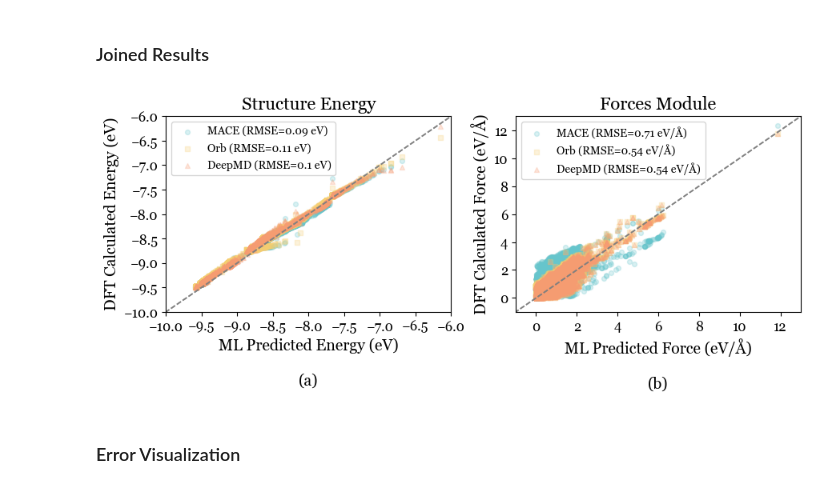
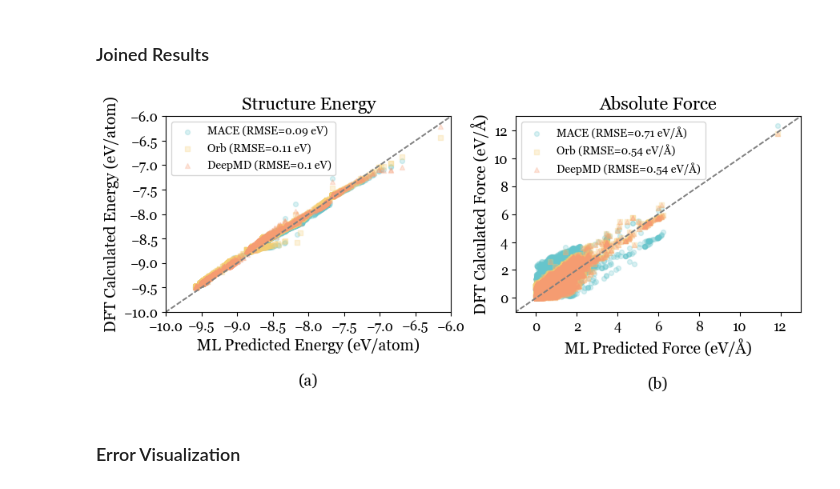
Before and after one commit to pedrozanineli/inference, a Jupyter notebook: 4_mlips_comparative.ipynb, the cells around one changed output. Saved outputs shown, nothing was run; the diff lists cells and outputs as text; code cells hidden in the pictures.

```diff
--- a/4_mlips_comparative.ipynb
+++ b/4_mlips_comparative.ipynb
@@ -208,33 +216,33 @@ plt.show()
 # %%
 plt.figure(figsize=(9,4))
 
 plt.subplot(121)
 
 parity_plot(np.array(dft_energies_mace),np.array(predicted_energies_mace),'Energy','eV',model='MACE')
 parity_plot(np.array(dft_energies_orb),np.array(predicted_energies_orb),'Energy','eV',style=1,model='Orb')
 parity_plot(np.array(dft_energies_deep),np.array(predicted_energies_deep),'Energy','eV',style=2,model='DeepMD')
 # plt.xlim(1.1*min(dft_energies_mace),0),plt.ylim(1.1*min(dft_energies_mace),0)
 plt.title('Structure Energy',fontsize=16)
-plt.xlabel('ML Predicted Energy (eV)\n\n(a)',fontsize=14),plt.ylabel('DFT Calculated Energy (eV)',fontsize=14)
+plt.xlabel('ML Predicted Energy (eV/atom)\n\n(a)',fontsize=14),plt.ylabel('DFT Calculated Energy (eV/atom)',fontsize=14)
 plt.xlim(-10,-6),plt.ylim(-10,-6)
 plt.xticks(fontsize=12),plt.yticks(fontsize=12)
 
 plt.subplot(122)
 
 parity_plot(np.array(force_module_dft_mace),np.array(force_module_mace),'Force','eV/Å',model='MACE')
 parity_plot(np.array(force_module_dft_orb),np.array(force_module_orb),'Force','eV/Å',style=1,model='Orb')
 parity_plot(np.array(force_module_dft_deep),np.array(force_module_orb),'Force','eV/Å',style=2,model='DeepMD')
 plt.xlim(-1,13),plt.ylim(-1,13)
 
-plt.title('Forces Module',fontsize=16)
+plt.title('Absolute Force',fontsize=16)
 plt.xlabel('ML Predicted Force (eV/Å)\n\n(b)',fontsize=14),plt.ylabel('DFT Calculated Force (eV/Å)',fontsize=14)
 plt.xticks(fontsize=12),plt.yticks(fontsize=12)
 
 plt.tight_layout()
 plt.savefig('figures/2_1_joined_results.png',transparent=True,dpi=600)
 plt.show()
 # %% [output]
-[figure, old version]
+[figure, new version]
 # %% [markdown]
 ### Error Visualization
 # %%
```
Also changed, not shown: parts of 3 cells of this notebook, 24 other files.
